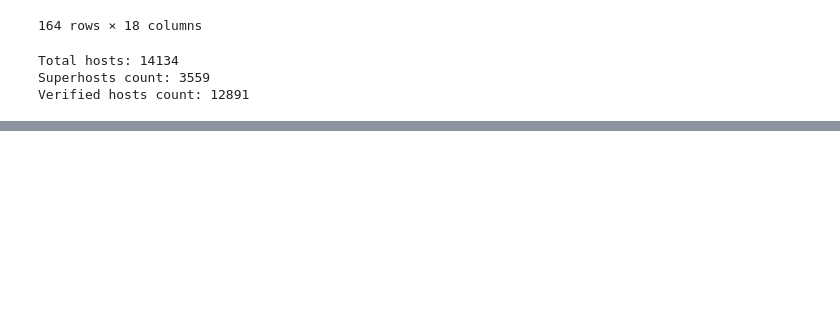
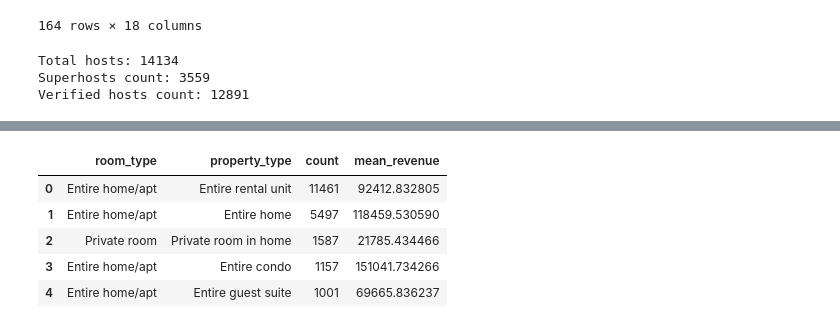
Before and after one commit to xuzmocode4-325/airbnb-dash, a Jupyter notebook: dashboard-visuals.ipynb, the cells around one changed output, grey strips where cells are left out. Saved outputs shown, nothing was run; the diff lists cells and outputs as text; code cells hidden in the pictures; blank space fills up the shorter version.

```diff
--- a/dashboard-visuals.ipynb
+++ b/dashboard-visuals.ipynb
@@ -261,0 +286,19 @@ Verified hosts count: 12891
+# %%
+type_grouped_listings = listings_x_ratings.groupby(['room_type', 'property_type']).agg({
+    'listing_id': 'count',
+    'estimated_revenue_l365d': 'mean'
+}).sort_values('listing_id', ascending=False).reset_index().rename(columns={
+    'listing_id': 'count',
+    'estimated_revenue_l365d': 'mean_revenue'
+})
+# %%
+type_grouped_listings = type_grouped_listings[type_grouped_listings['count'] > 100]
+# %%
+type_grouped_listings.head()
+# %% [output]
+|  | room_type | property_type | count | mean_revenue |
+| 0 | Entire home/apt | Entire rental unit | 11461 | 92412.832805 |
+| 1 | Entire home/apt | Entire home | 5497 | 118459.530590 |
+| 2 | Private room | Private room in home | 1587 | 21785.434466 |
+| 3 | Entire home/apt | Entire condo | 1157 | 151041.734266 |
+| 4 | Entire home/apt | Entire guest suite | 1001 | 69665.836237 |
```
Also changed, not shown: parts of 4 cells of this notebook, 4 other files.
